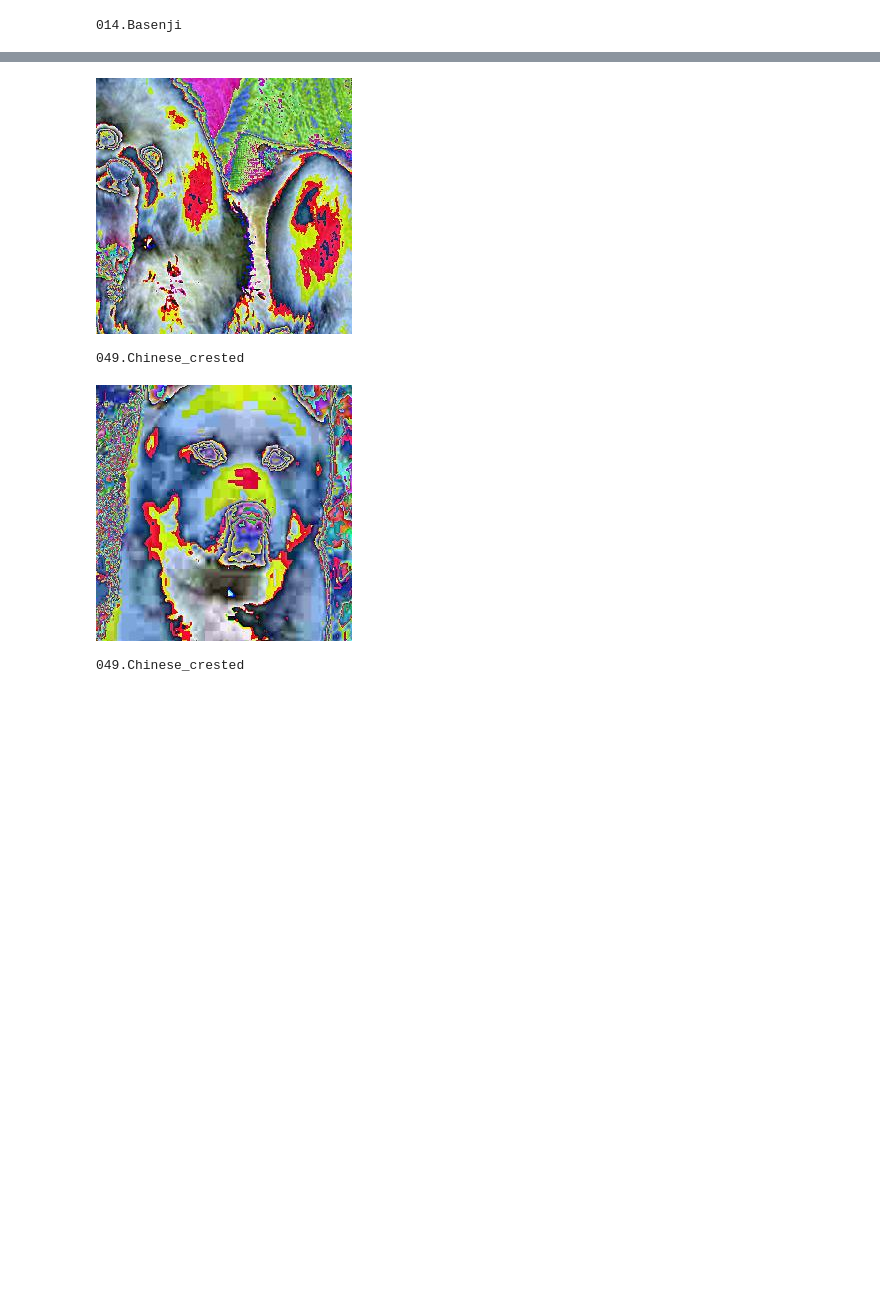
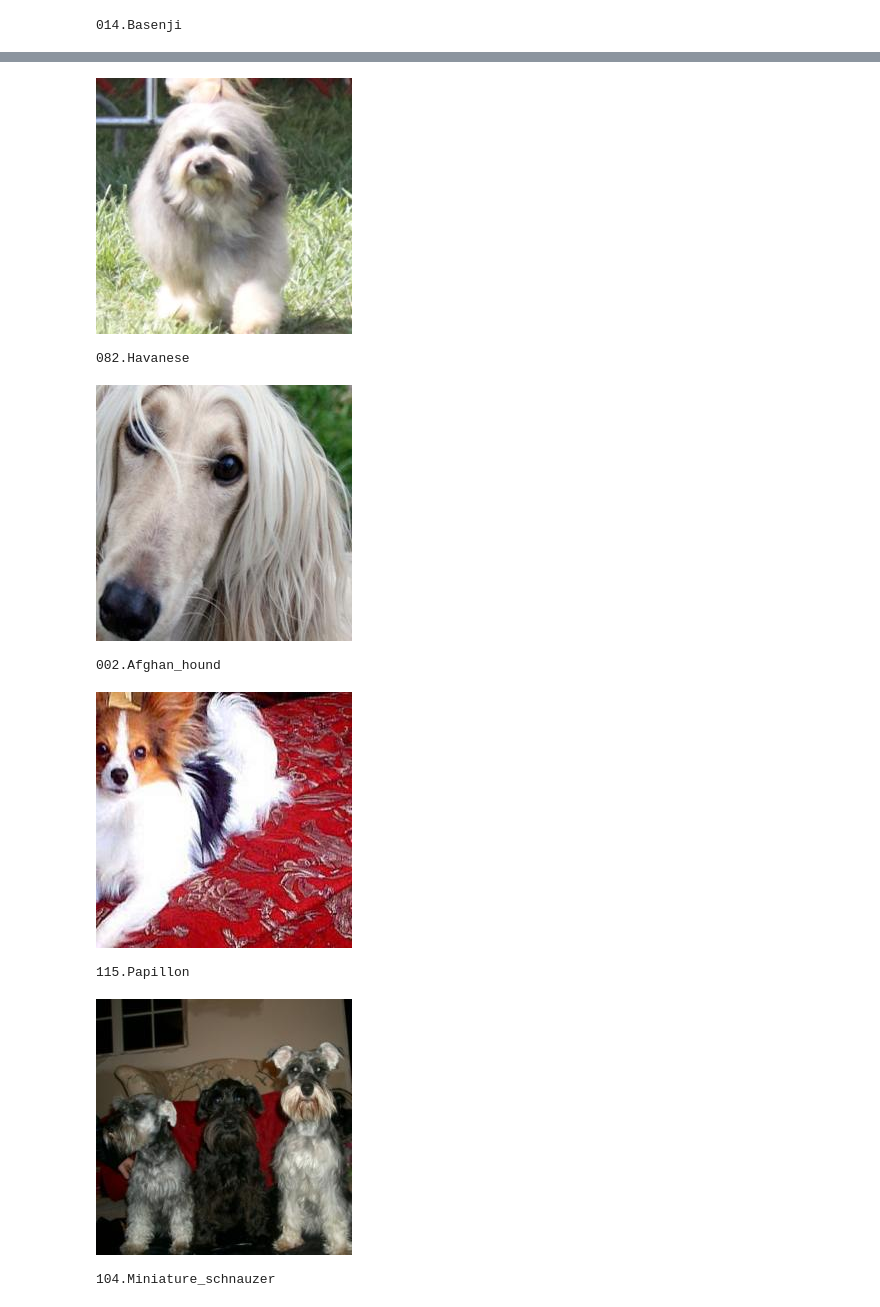
Before and after one commit to emugabi/udacity-cd0387-deep-learning-coursework, a Jupyter notebook: train_and_deploy.ipynb, the cells around one changed output, grey strips where cells are left out. Cells and saved outputs as stored; diff of their text form; code cells hidden in the pictures; blank space fills up the shorter version.

```diff
--- a/train_and_deploy.ipynb
+++ b/train_and_deploy.ipynb
@@ -652,7 +636,7 @@ data_transforms = {
         transforms.RandomResizedCrop(256),
         transforms.RandomHorizontalFlip(),
         transforms.ToTensor(),
-        transforms.Normalize([0.485, 0.456, 0.406], [0.229, 0.224, 0.225])
+        #transforms.Normalize([0.485, 0.456, 0.406], [0.229, 0.224, 0.225])
     ])
 }
 
@@ -660,7 +644,7 @@ data_dir = './dogImages'
 image_datasets = {x: datasets.ImageFolder(os.path.join(data_dir, x),
                                           data_transforms[x])
                   for x in ['test']}
-dataloaders = {x: torch.utils.data.DataLoader(image_datasets[x], batch_size=2,
+dataloaders = {x: torch.utils.data.DataLoader(image_datasets[x], batch_size=4,
                                              shuffle=True, num_workers=2)
               for x in ['test']}
 dataset_sizes = {x: len(image_datasets[x]) for x in ['test']}
@@ -676,38 +660,36 @@ imshow(test_grid, title=[class_names[x] for x in classes])
 # %%
 # Image Data Type Reference - https://docs.aws.amazon.com/sagemaker/latest/dg/clarify-processing-job-data-format-image.html
 for img in testImgs:
-
-    inp = inp.numpy().transpose((1, 2, 0))
-    mean = np.array([0.485, 0.456, 0.406])
-    std = np.array([0.229, 0.224, 0.225])
-    inp = std * inp + mean
-    inp = np.clip(inp, 0, 1)
 
     image = torchvision.transforms.ToPILImage(mode="RGB")(img)
     img_byte_arr = io.BytesIO()
     image.save(img_byte_arr, format='JPEG')
     img_byte_arr = img_byte_arr.getvalue()
     display(Image.open(io.BytesIO(img_byte_arr)))
 
     response = runtime.invoke_endpoint(
         EndpointName=latest_endpoint,
         ContentType='image/jpeg',
         Body=img_byte_arr
     )
 
     decoded_response_body = response["Body"].read().decode("utf8")
     prediction = json.loads(decoded_response_body)
 
     prediction_array = np.array(prediction)
 
     # Find the index of the maximum value
     predicted_class = np.argmax(prediction_array)
 
     print(class_names[predicted_class])
 # %% [output]
-[figure, old version]
+[figure, new version]
-049.Chinese_crested
+082.Havanese
-[figure, old version]
+[figure, new version]
-049.Chinese_crested
+002.Afghan_hound
+[figure, added]
+115.Papillon
+[figure, added]
+104.Miniature_schnauzer
 # %%
 # TODO: Remember to shutdown/delete your endpoint once your work is done
```
Also changed, not shown: parts of 3 cells of this notebook.
